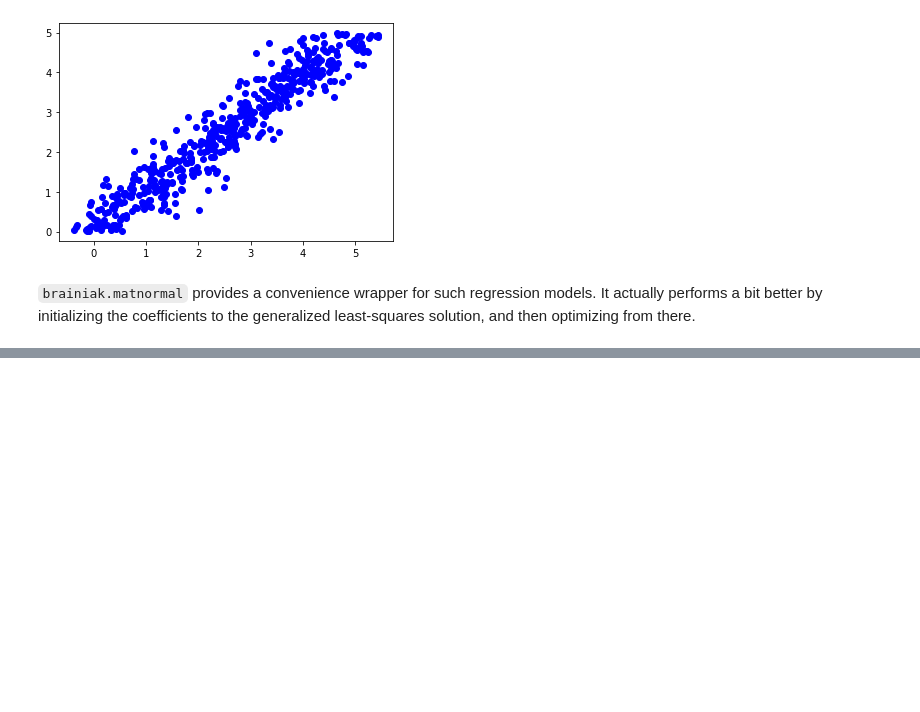
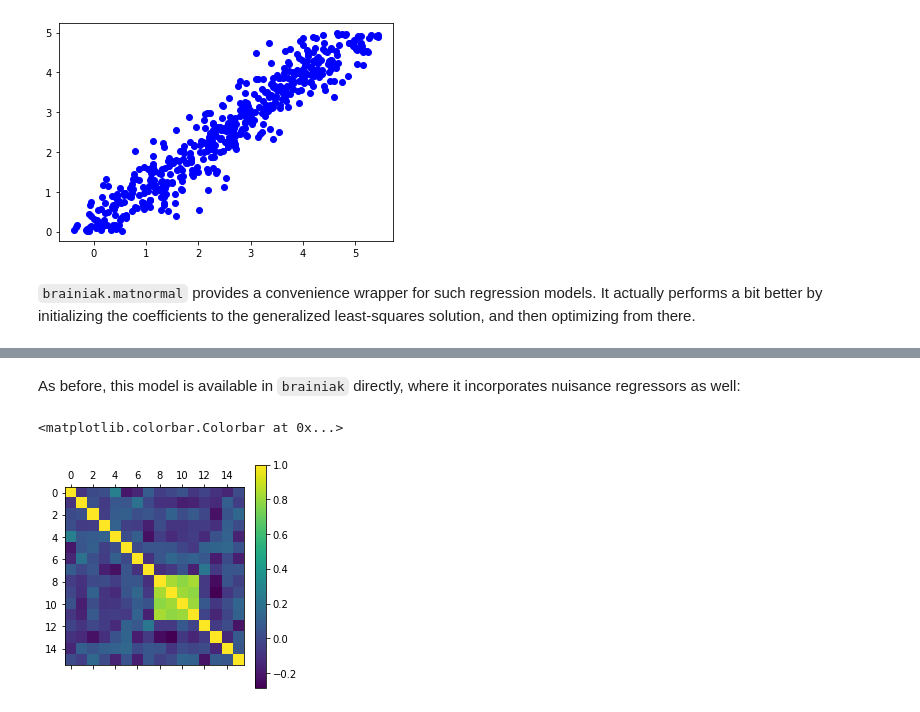
Before and after one commit to brainiak/brainiak-aperture, a Jupyter notebook: notebooks/matnormal/Matrix-normal model prototyping.ipynb, the cells around one changed output, grey strips where cells are left out. Drawn from its saved outputs; the diff is of its cells as text; code cells hidden in the pictures; blank space fills up the shorter version.

```diff
--- a/notebooks/matnormal/Matrix-normal model prototyping.ipynb
+++ b/notebooks/matnormal/Matrix-normal model prototyping.ipynb
@@ -144,0 +269,12 @@ True an estimated B correlation: 0.8863497638916593
+# %% [markdown]
+As before, this model is available in `brainiak` directly, where it incorporates nuisance regressors as well:
+# %%
+from brainiak.matnormal.mnrsa import MNRSA
+model_matnorm = MNRSA(time_cov=time_cov, space_cov=space_cov, n_nureg=3)
+
+model_matnorm.fit(true_Y, true_X)
+plt.matshow(model_matnorm.C_)
+plt.colorbar()
+# %% [output]
+<matplotlib.colorbar.Colorbar at 0x...>
+[figure, added]
```
Also changed, not shown: parts of 12 cells of this notebook.
